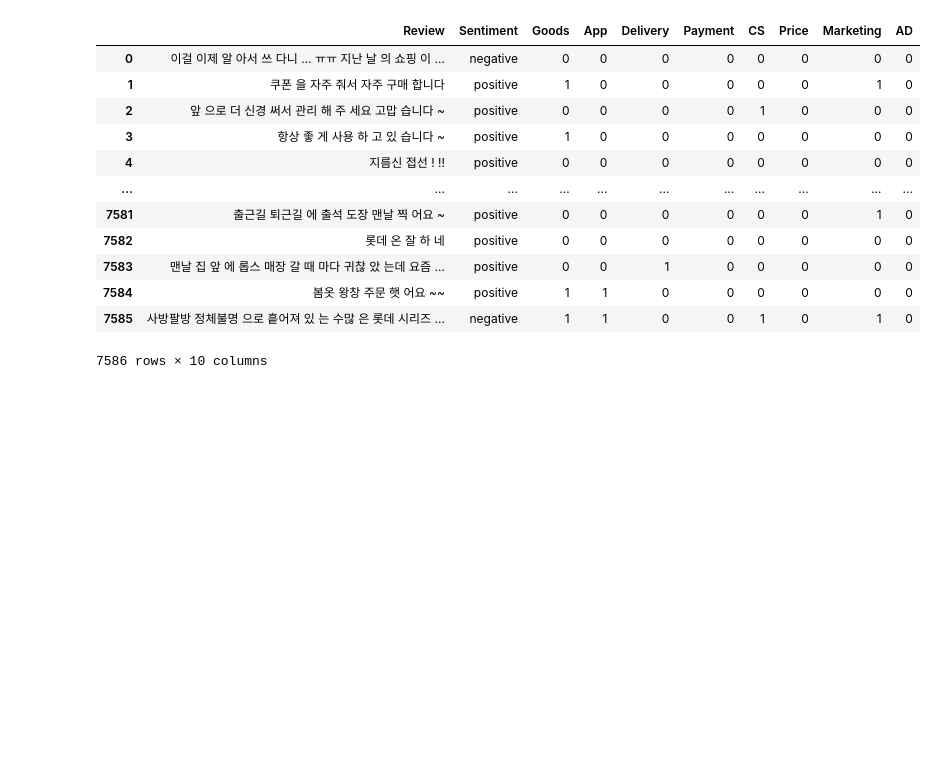
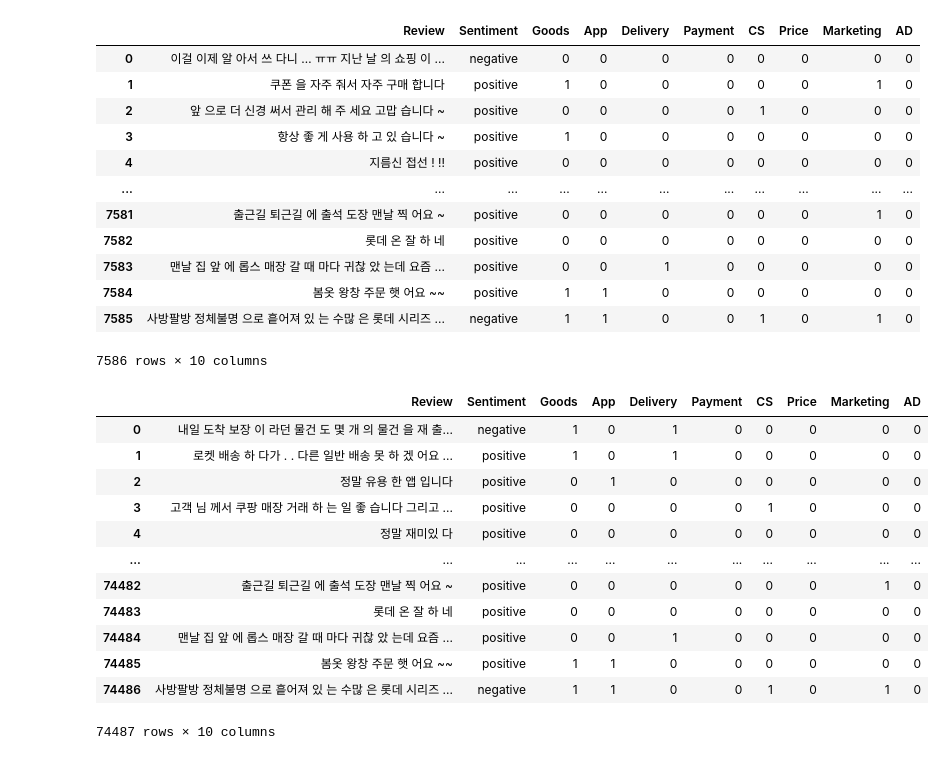
Before and after one commit to Lukaid/NLP_Review_Classifier, a Jupyter notebook: 7_Output_Analysis/final.ipynb, the cells around one changed output. Saved outputs shown, nothing was run; the diff lists cells and outputs as text; code cells hidden in the pictures; blank space fills up the shorter version.

```diff
--- a/7_Output_Analysis/final.ipynb
+++ b/7_Output_Analysis/final.ipynb
@@ -105,3 +108,20 @@ LotteOn_After_DT_Predict
 | 7584 | 봄옷 왕창 주문 햇 어요 ~~ | positive | 1 | 1 | 0 | 0 | 0 | 0 | 0 | 0 |
 | 7585 | 사방팔방 정체불명 으로 흩어져 있 는 수많 은 롯데 시리즈 ... | negative | 1 | 1 | 0 | 0 | 1 | 0 | 1 | 0 |
 7586 rows × 10 columns
+# %%
+Total_review = pd.concat([coupang_Total_Predict, SSG_Before_DT_Predict, SSG_After_DT_Predict, LotteOn_Before_DT_Predict, LotteOn_After_DT_Predict], axis=0, ignore_index=True)
+Total_review
+# %% [output]
+|  | Review | Sentiment | Goods | App | Delivery | Payment | CS | Price | Marketing | AD |
+| 0 | 내일 도착 보장 이 라던 물건 도 몇 개 의 물건 을 재 출... | negative | 1 | 0 | 1 | 0 | 0 | 0 | 0 | 0 |
+| 1 | 로켓 배송 하 다가 . . 다른 일반 배송 못 하 겠 어요 ... | positive | 1 | 0 | 1 | 0 | 0 | 0 | 0 | 0 |
+| 2 | 정말 유용 한 앱 입니다 | positive | 0 | 1 | 0 | 0 | 0 | 0 | 0 | 0 |
+| 3 | 고객 님 께서 쿠팡 매장 거래 하 는 일 좋 습니다 그리고 ... | positive | 0 | 0 | 0 | 0 | 1 | 0 | 0 | 0 |
+| 4 | 정말 재미있 다 | positive | 0 | 0 | 0 | 0 | 0 | 0 | 0 | 0 |
+| ... | ... | ... | ... | ... | ... | ... | ... | ... | ... | ... |
+| 74482 | 출근길 퇴근길 에 출석 도장 맨날 찍 어요 ~ | positive | 0 | 0 | 0 | 0 | 0 | 0 | 1 | 0 |
+| 74483 | 롯데 온 잘 하 네 | positive | 0 | 0 | 0 | 0 | 0 | 0 | 0 | 0 |
+| 74484 | 맨날 집 앞 에 롭스 매장 갈 때 마다 귀찮 았 는데 요즘 ... | positive | 0 | 0 | 1 | 0 | 0 | 0 | 0 | 0 |
+| 74485 | 봄옷 왕창 주문 햇 어요 ~~ | positive | 1 | 1 | 0 | 0 | 0 | 0 | 0 | 0 |
+| 74486 | 사방팔방 정체불명 으로 흩어져 있 는 수많 은 롯데 시리즈 ... | negative | 1 | 1 | 0 | 0 | 1 | 0 | 1 | 0 |
+74487 rows × 10 columns
```
Also changed, not shown: parts of 16 cells of this notebook, 3 other files.
